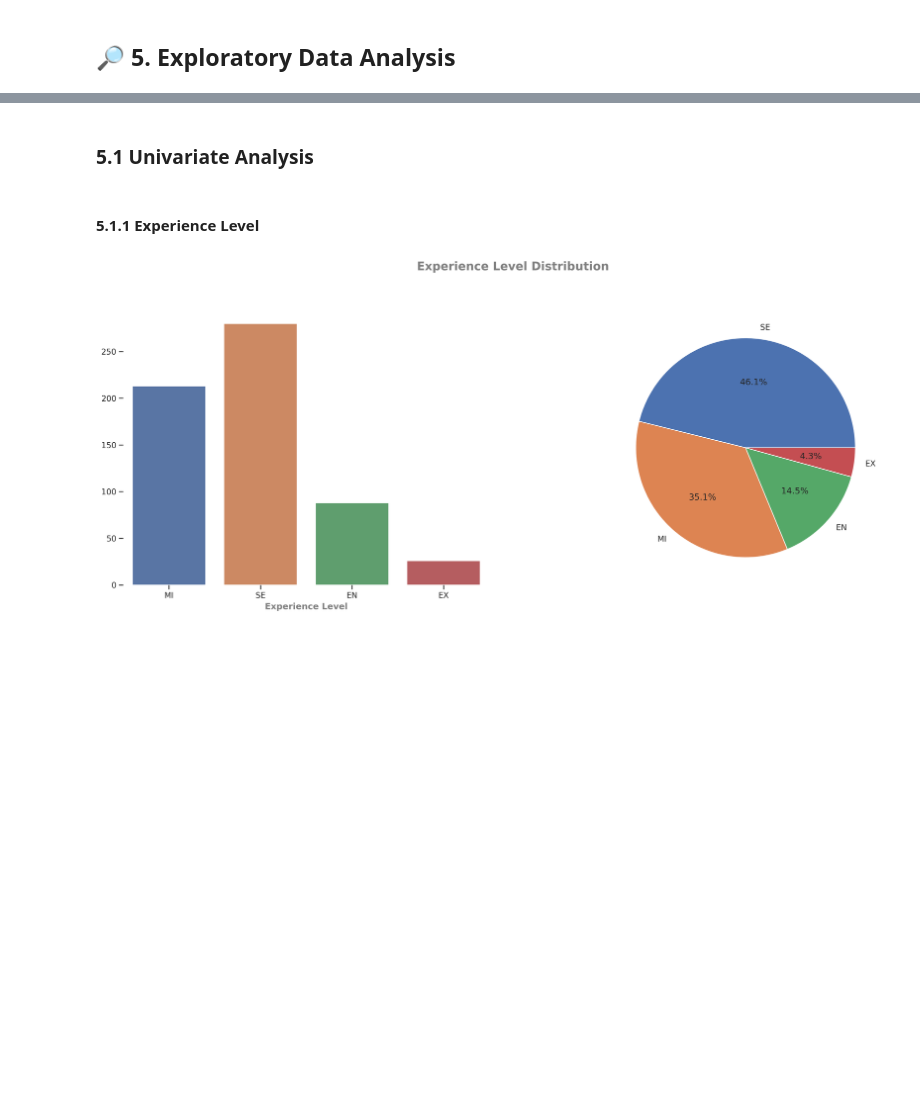
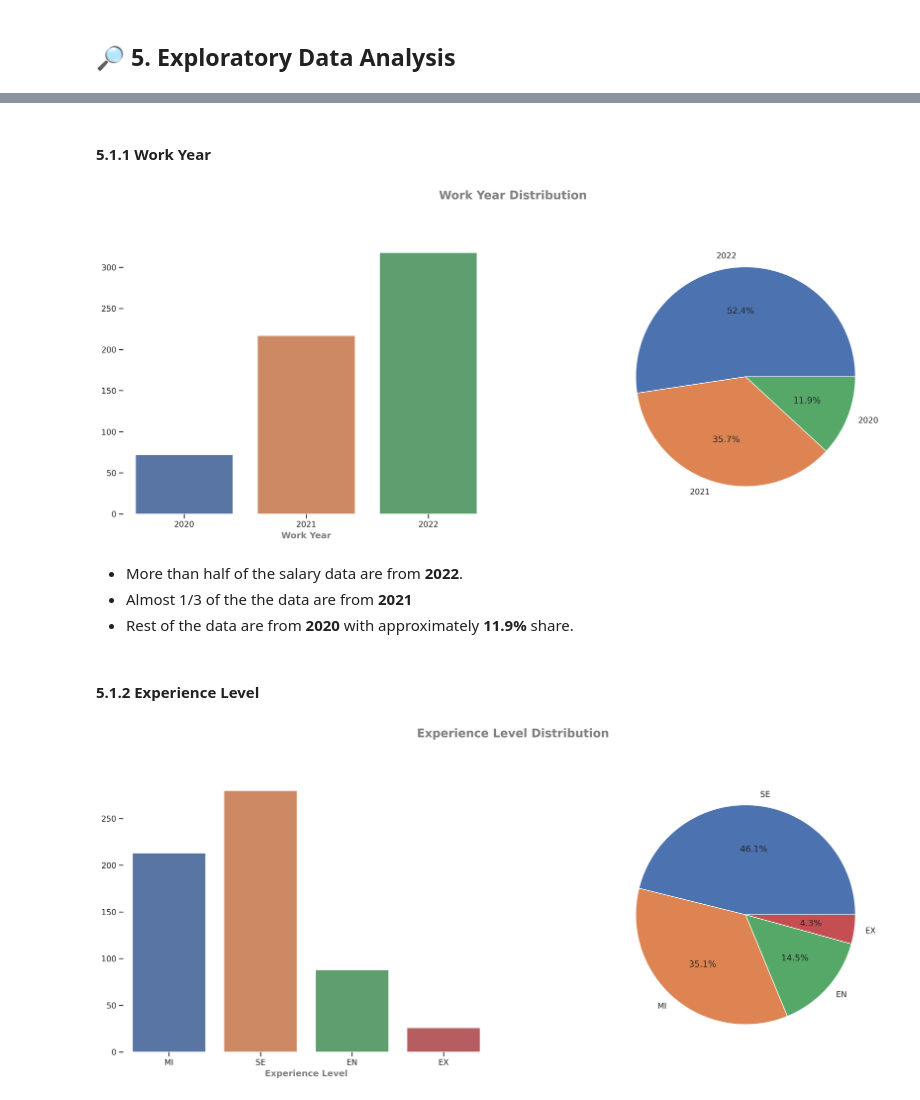
Before and after one commit to sahinozan/Data-Science-Job-Salaries, a Jupyter notebook: project.ipynb, the cells around one changed output, grey strips where cells are left out. Drawn from its saved outputs; the diff is of its cells as text; code cells hidden in the pictures; blank space fills up the shorter version.

```diff
--- a/project.ipynb
+++ b/project.ipynb
@@ -129,2 +134,39 @@ There are no null values in the dataset therefore, we can proceed to exploratory
+# %%
+## Helper Function
+
+def univariate_multi_plot(df=salaries, x=None, xlabel=None, title=None):
+    fig, ax = plt.subplots(1, 2, figsize=(20, 7))
+    sns.countplot(data=df, x=x, ax=ax[0])
+    df[x].value_counts().plot(kind="pie", autopct="%1.1f%%", ax=ax[1])
+    sns.despine(bottom=True, left=True)
+    ax[0].set_xlabel(xlabel=xlabel, size=12, fontdict=FIG_FONT)
+    ax[0].set_ylabel(ylabel="")
+    ax[1].set_ylabel(ylabel="")
+    fig.text(0.5, 1, f'{xlabel} Distribution', size=16, fontdict=FIG_FONT, ha="center", va="center")
+    plt.show()
+
+
+def univariate_single_plot(df=salaries, x=None, xlabel=None, title=None):
+    plt.figure(figsize=(20, 7))
+    sns.countplot(data=df, x=x)
+    sns.despine(bottom=True, left=True)
+    plt.xlabel(xlabel=xlabel, size=14, fontdict=FIG_FONT)
+    plt.xticks(rotation=90)
+    plt.ylabel(ylabel="")
+    plt.title(label=f'{xlabel} Distribution', size=18, fontdict=FIG_FONT)
+    plt.show()
+
+
+def univariate_numerical_plot(df=salaries, x=None, xlabel=None, title=None):
+    fig, ax = plt.subplots(1, 2, figsize=(20, 7))
+    sns.histplot(data=df, x=x, kde=True, ax=ax[0])
+    sns.boxplot(data=df, x=x, ax=ax[1])
+    sns.despine(bottom=True, left=True)
+    ax[0].set_xlabel(xlabel=xlabel, size=12, fontdict=FIG_FONT)
+    ax[1].set_xlabel(xlabel=xlabel, size=12, fontdict=FIG_FONT)
+    ax[0].set_ylabel(ylabel="")
+    ax[1].set_ylabel(ylabel="")
+    fig.text(0.5, 1, f'{xlabel} Distribution', size=16, fontdict=FIG_FONT, ha="center", va="center")
+    plt.show()
 # %% [markdown]
-### 5.1 Univariate Analysis
+#### 5.1.1 Work Year
@@ -144,3 +173,11 @@ def univariate_plot(df=salaries, x=None, xlabel=None, title=None):
+# %%
+univariate_multi_plot(x="work_year", xlabel="Work Year")
+# %% [output]
+[figure, added]
+# %% [markdown]
+* More than half of the salary data are from **2022**.
+* Almost 1/3 of the the data are from **2021**
+* Rest of the data are from **2020** with approximately **11.9%** share.
 # %% [markdown]
-#### 5.1.1 Experience Level
+#### 5.1.2 Experience Level
 # %%
```
Also changed, not shown: parts of 11 cells of this notebook.
